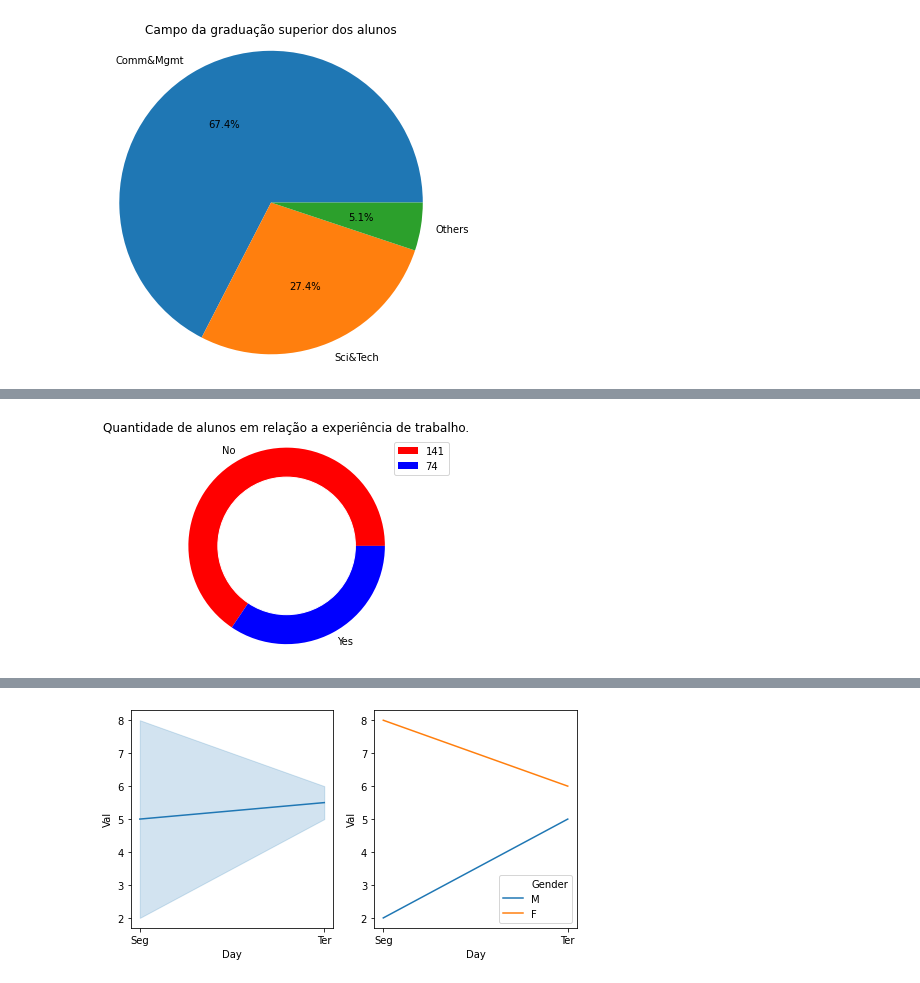
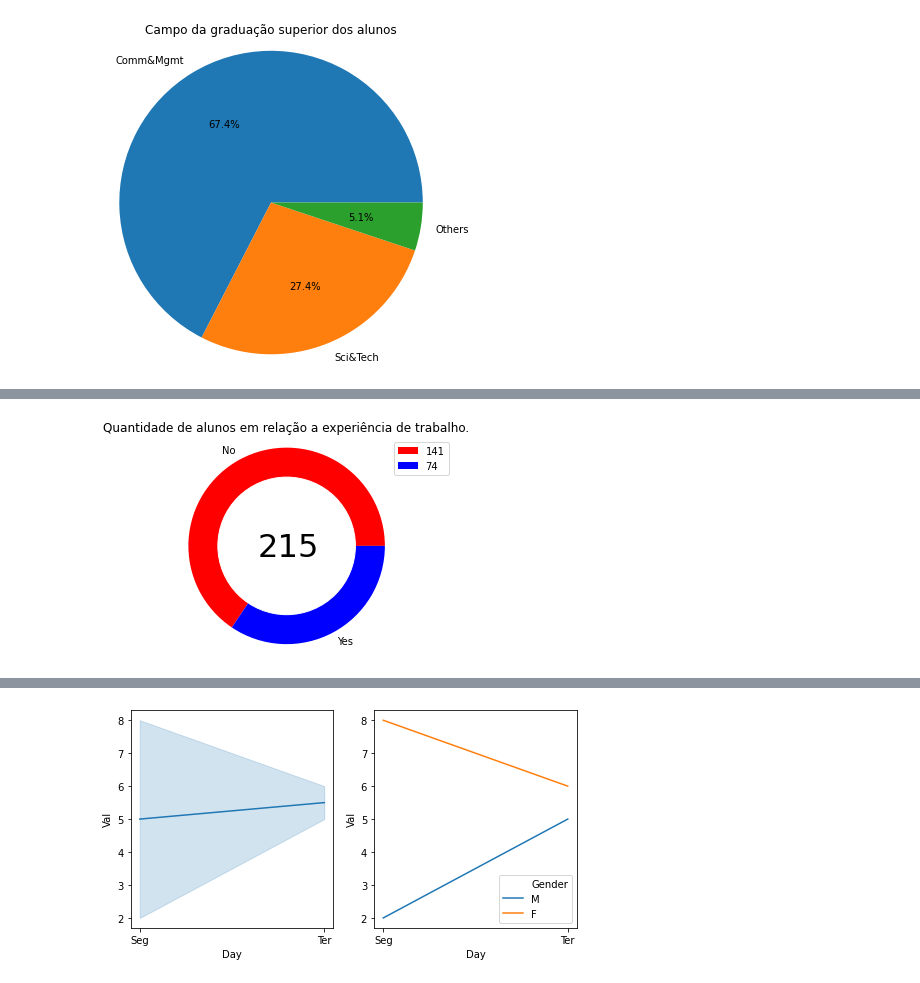
Before and after one commit to DevsEdu/DataScience, a Jupyter notebook: Charts_types.ipynb, the cells around one changed output, grey strips where cells are left out. Cells and saved outputs as stored; diff of their text form; code cells hidden in the pictures.

Commit message:
Comentando o Charts_types

```diff
--- a/Charts_types.ipynb
+++ b/Charts_types.ipynb
@@ -63,23 +103,34 @@ plt.show()
 # %%
+#Obter dados selecionados do dataset
 data = dataset1['workex'].value_counts()
 
+#Criar uma figura e um eixo para plotar o gráfico
 fig, ax = plt.subplots()
 
+#Gerar o gráfico de pizza usando o método ax.pie(x), onde:
+#x são os valores
+#labels parâmetro opcional referênte aos nomes das fatias
+#colors são as cores que serão utilizadas
 ax.pie(data.values, labels=data.index, colors=['red','blue'])
 
+#Inserindo o título
 ax.set_title("Quantidade de alunos em relação a experiência de trabalho.")
 ax.legend(data.values)
 ax.axis("equal")
 
 #Circle(xy(centro do circulo), radius(raio do circulo))
 circle=plt.Circle( (0,0), 0.7, color='white')
 
 #Obter a figura atual
 p=plt.gcf()
 
 #Obter o eixo atual e adicionar o circulo
 p.gca().add_artist(circle)
 
+#Anotação da quantidade total
+ax.annotate(data.sum(),(-0.3,-0.1),fontsize=32)
+
+#Exibir
 plt.show()
 # %% [output]
-[figure, old version]
+[figure, new version]
```
Also changed, not shown: parts of 28 cells of this notebook.
